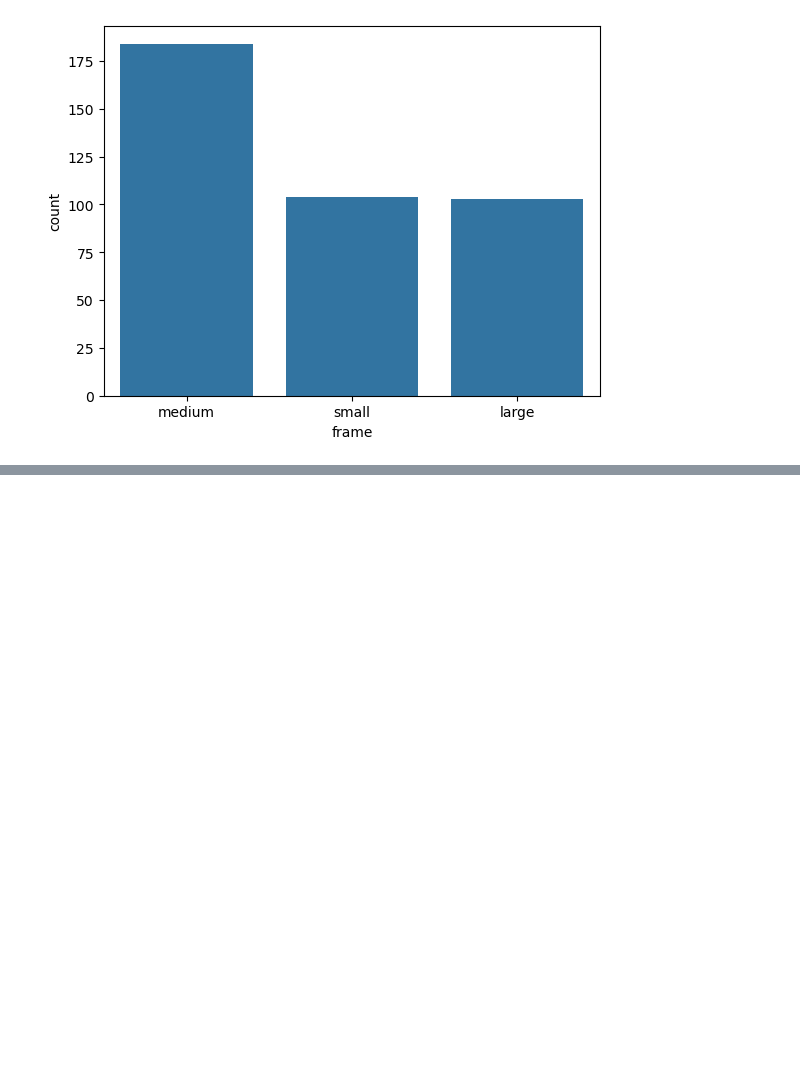
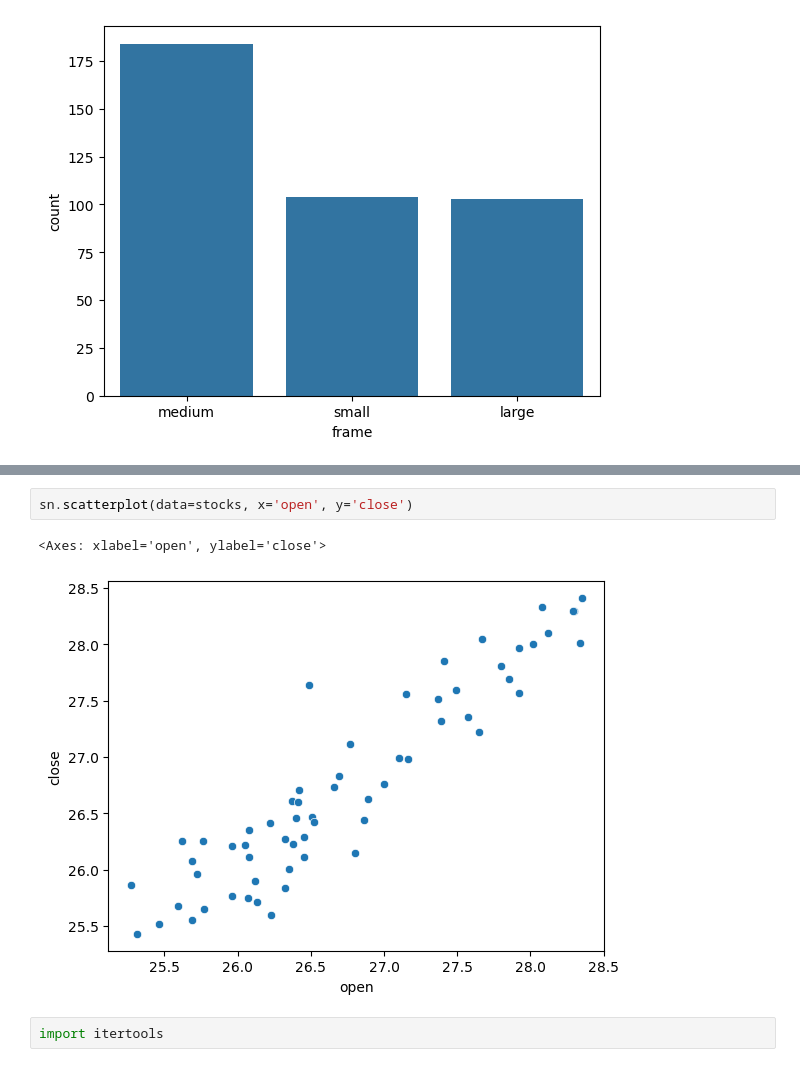
Before and after one commit to dbabichenko/python_for_data_and_analytics, a Jupyter notebook: Class Examples/Spring2025/intro_to_viz.ipynb, the cells around one changed output, grey strips where cells are left out. Drawn from its saved outputs; the diff is of its cells as text; blank space fills up the shorter version.

```diff
--- a/Class Examples/Spring2025/intro_to_viz.ipynb
+++ b/Class Examples/Spring2025/intro_to_viz.ipynb
@@ -158,0 +212,7 @@ for col in df.select_dtypes(include='object').columns:
+# %%
+sn.scatterplot(data=stocks, x='open', y='close')
+# %% [output]
+<Axes: xlabel='open', ylabel='close'>
+[figure, added]
+# %%
+import itertools
```
Also changed, not shown: parts of 10 cells of this notebook, 3 other files.
